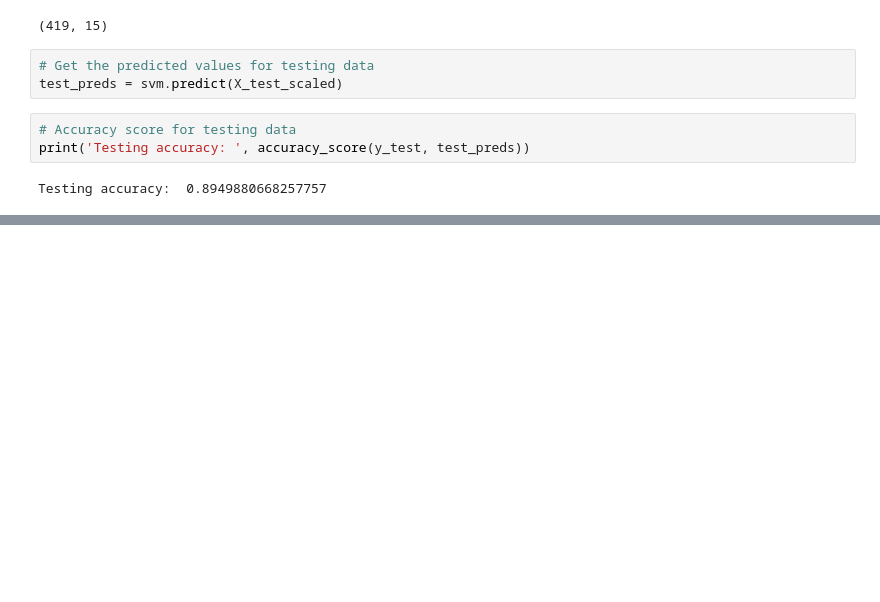
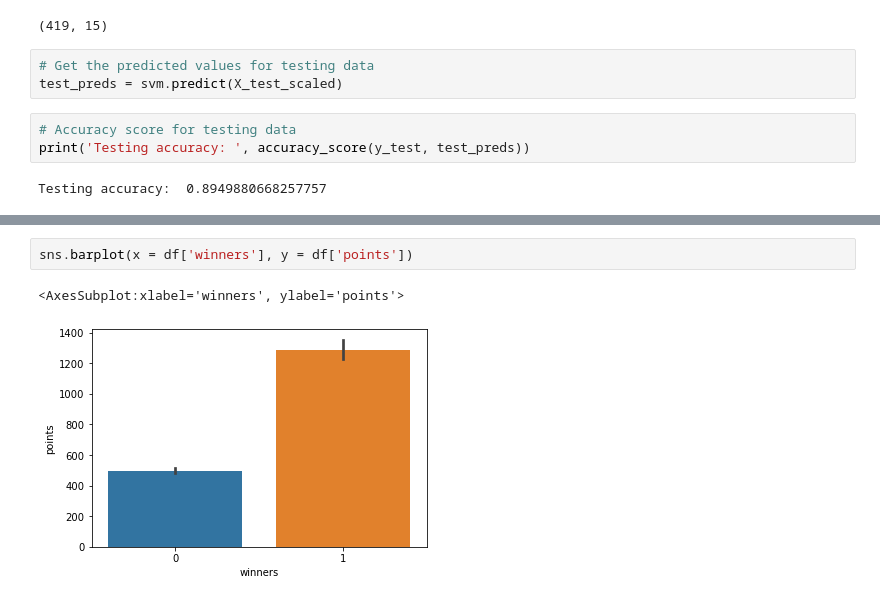
Before and after one commit to asval211/pga_golf_dataset, a Jupyter notebook: pga_golf_data_project.ipynb, the cells around one changed output, grey strips where cells are left out. Cells and saved outputs as stored; diff of their text form; blank space fills up the shorter version.

```diff
--- a/pga_golf_data_project.ipynb
+++ b/pga_golf_data_project.ipynb
@@ -655,0 +640,5 @@ Validation accuracy:  0.8949044585987261
+# %%
+sns.barplot(x = df['winners'], y = df['points'])
+# %% [output]
+<AxesSubplot:xlabel='winners', ylabel='points'>
+[figure, added]
```
Also changed, not shown: parts of 29 cells of this notebook.
